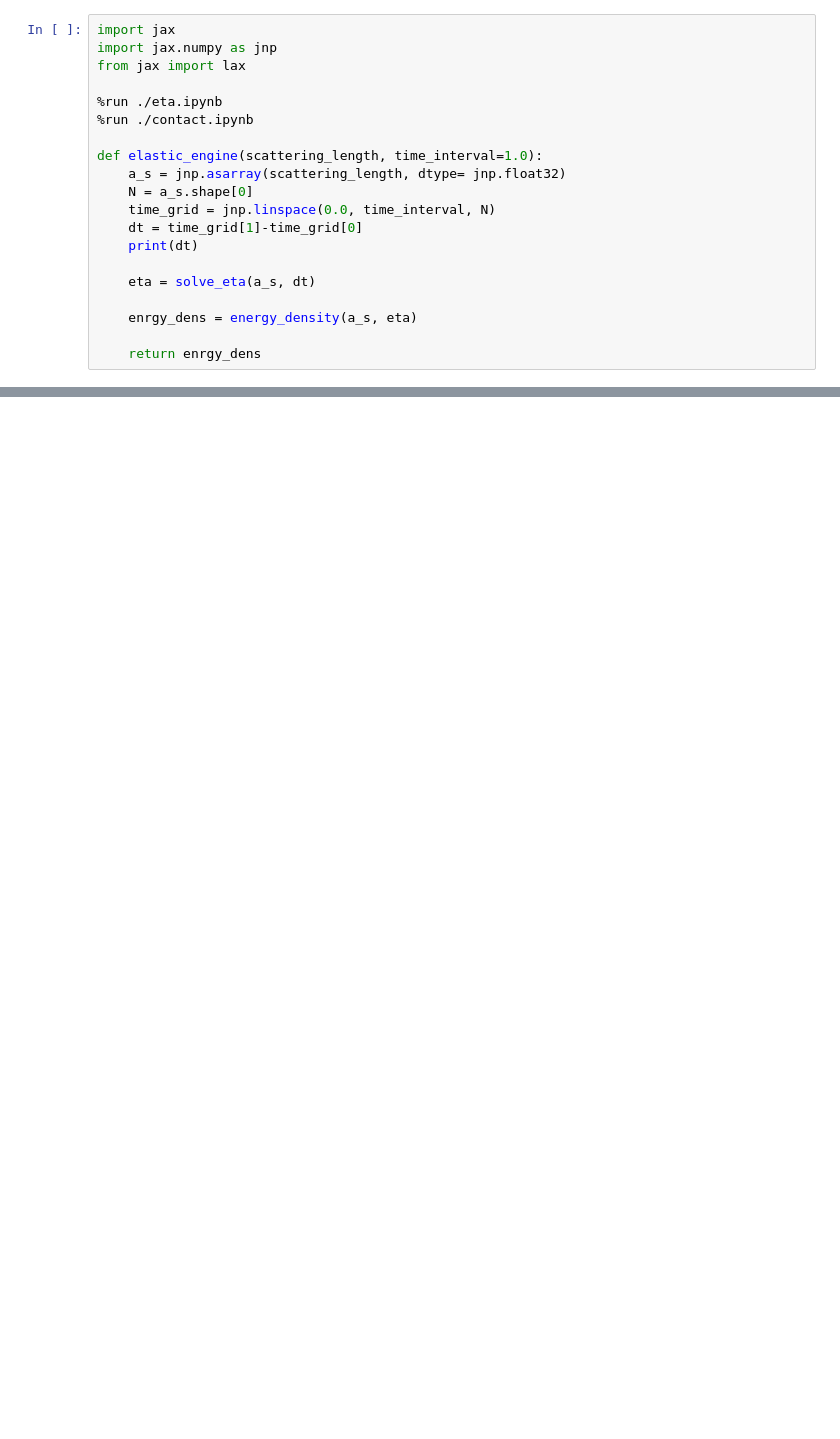
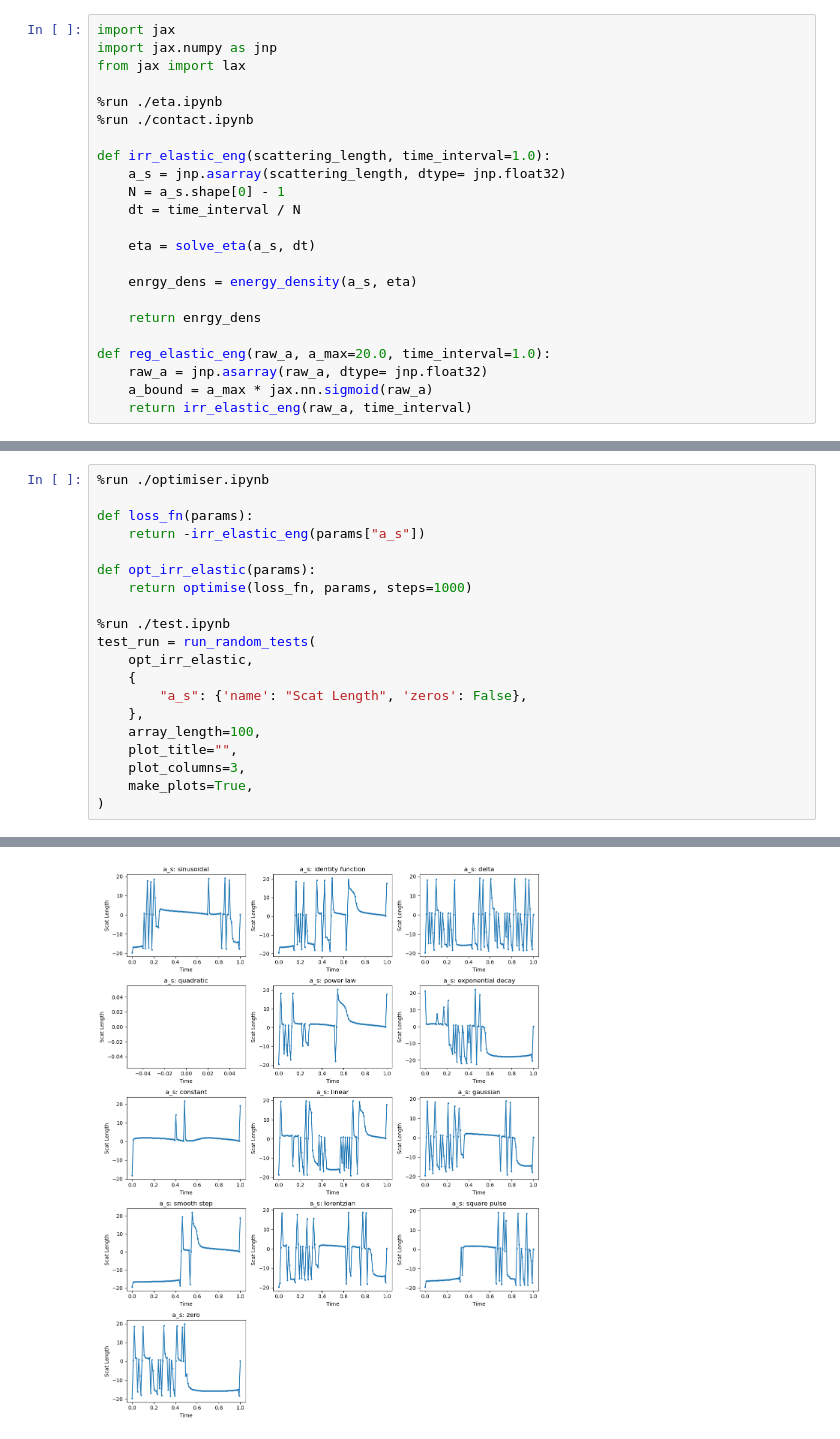
Before and after one commit to Searlas-0/optical-feshbach-control, a Jupyter notebook: notebooks/elastic_engine.ipynb, the cells around one changed output, grey strips where cells are left out. Drawn from its saved outputs; the diff is of its cells as text; blank space fills up the shorter version.

```diff
--- a/notebooks/elastic_engine.ipynb
+++ b/notebooks/elastic_engine.ipynb
@@ -6,15 +6,18 @@ from jax import lax
 %run ./eta.ipynb
 %run ./contact.ipynb
 
-def elastic_engine(scattering_length, time_interval=1.0):
+def irr_elastic_eng(scattering_length, time_interval=1.0):
     a_s = jnp.asarray(scattering_length, dtype= jnp.float32)
-    N = a_s.shape[0]
-    time_grid = jnp.linspace(0.0, time_interval, N)
-    dt = time_grid[1]-time_grid[0]
-    print(dt)
+    N = a_s.shape[0] - 1
+    dt = time_interval / N
 
     eta = solve_eta(a_s, dt)
 
     enrgy_dens = energy_density(a_s, eta)
 
     return enrgy_dens
+
+def reg_elastic_eng(raw_a, a_max=20.0, time_interval=1.0):
+    raw_a = jnp.asarray(raw_a, dtype= jnp.float32)
+    a_bound = a_max * jax.nn.sigmoid(raw_a)
+    return irr_elastic_eng(raw_a, time_interval)
@@ -97,0 +24,21 @@ fig.tight_layout()
+# %%
+%run ./optimiser.ipynb
+
+def loss_fn(params):
+    return -irr_elastic_eng(params["a_s"])
+
+def opt_irr_elastic(params):
+    return optimise(loss_fn, params, steps=1000)
+
+%run ./test.ipynb
+test_run = run_random_tests(
+    opt_irr_elastic,
+    {
+        "a_s": {'name': "Scat Length", 'zeros': False},
+    },
+    array_length=100,
+    plot_title="",
+    plot_columns=3,
+    make_plots=True,
+)
+# %% [output]
@@ -97,0 +46 @@ fig.tight_layout()
+[figure, added]
```
Also changed, not shown: parts of 3 cells of this notebook, 7 other files.
